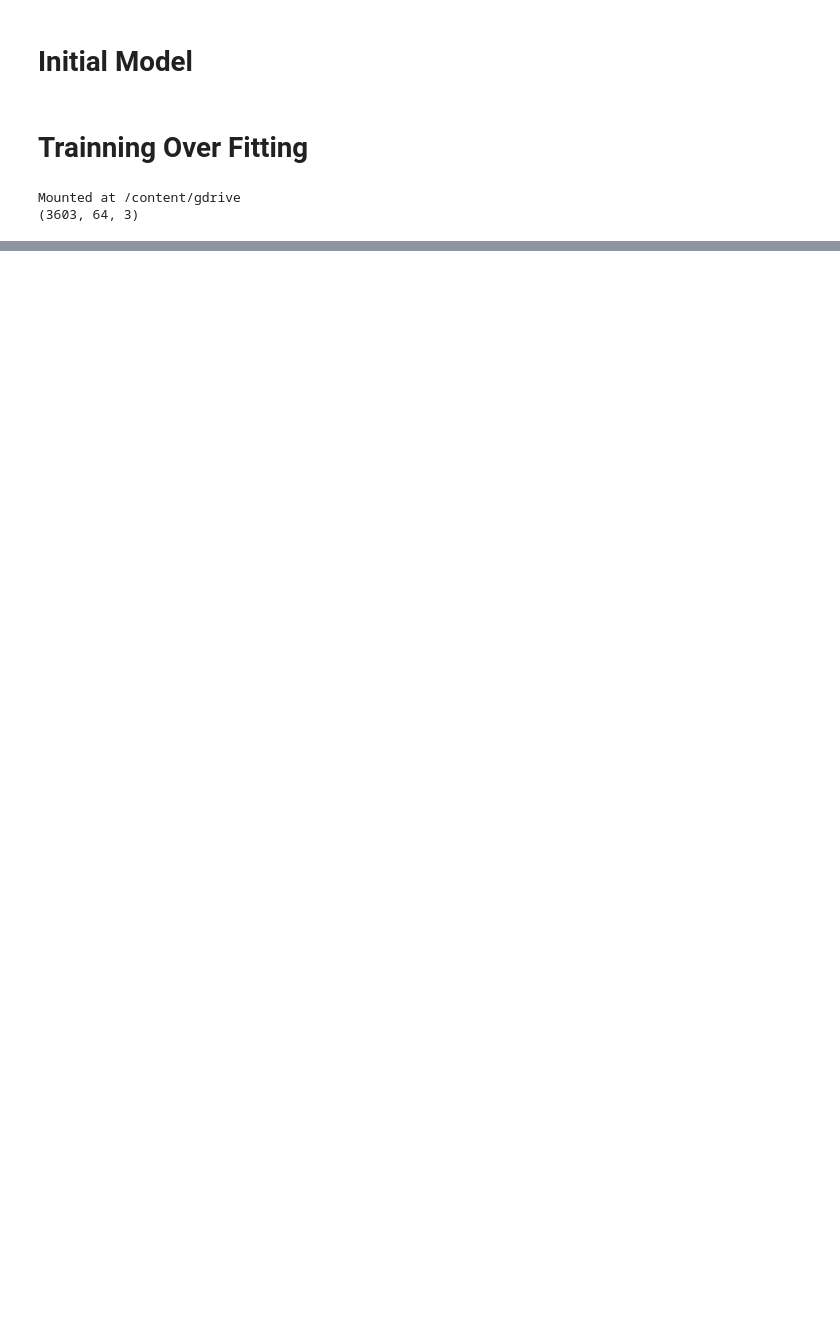
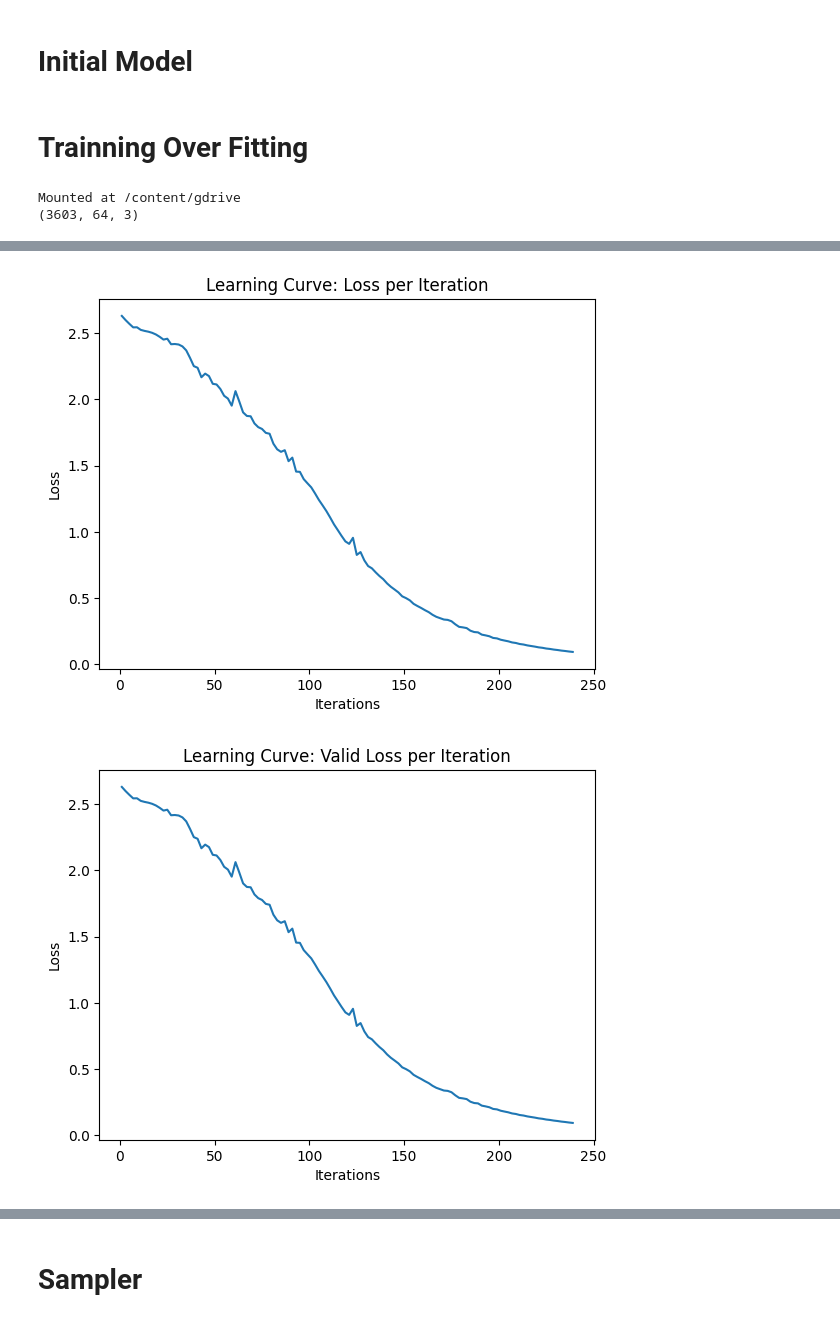
Before and after one commit to chrisbtr/CSC413_A3, a Jupyter notebook: model.ipynb, the cells around one changed output, grey strips where cells are left out. Drawn from its saved outputs; the diff is of its cells as text; code cells hidden in the pictures; blank space fills up the shorter version.

```diff
--- a/model.ipynb
+++ b/model.ipynb
@@ -23,7 +23,7 @@ class MusicGenRNN(nn.Module):
     self.output_size = self.one_hot_size + 2
 
     # identiy matrix for generating one-hot vectors
-    self.ident = torch.eye(self.one_hot_size)
+    self.ident = torch.eye(self.one_hot_size).to(device)
     self.pitch_embedding = nn.Linear(self.one_hot_size, self.pitch_embedding_size, bias=False)
 
     #self.rnn = nn.LSTM(input_size, hidden_size, num_layers, bias, batch_first=True, dropout)
@@ -35,6 +35,7 @@ class MusicGenRNN(nn.Module):
 
 
   def forward(self, input, hidden_in=None):
+    input = input.to(device)
     inp_pitch = input[:, :, 0]
     inp_step = input[:, :, 1]
     inp_duration = input[:, :, 2]
@@ -121,6 +122,7 @@ def train(model, train_data, valid_data, batch_size=32, weight_decay=0.0,
       out_duration = out[:, :, 131]
       targets = torch.concat((batch_of_sequences, EOS), dim=1) # <BOS> never output
       targets = targets.float()
+      targets = targets.to(device)
       targets_pitch = targets[:, :, 0]
       targets_step = targets[:, :, 1]
       targets_duration = targets[:, :, 2]
@@ -161,6 +163,7 @@ def train(model, train_data, valid_data, batch_size=32, weight_decay=0.0,
       out_duration = out[:, :, 131]
       targets = torch.concat((batch_of_sequences, EOS), dim=1) # <BOS> never output
       targets = targets.float()
+      targets = targets.to(device)
       targets_pitch = targets[:, :, 0]
       targets_step = targets[:, :, 1]
       targets_duration = targets[:, :, 2]
@@ -183,7 +186,7 @@ def train(model, train_data, valid_data, batch_size=32, weight_decay=0.0,
     # val_acc.append(get_accuracy(model, valid_data))
     # # report accuracies on train and validation set
     print("Epoch %d. Iter %d. [Val Acc %.0f%%, Valid Loss %f] [Train Acc %.0f%%, Train Loss %f]" %
-              (epoch, num_iters,0, float(valid_total_loss.detach().numpy()) ,0,float(total_loss.detach().numpy())))
+              (epoch, num_iters,0, float(valid_total_loss.cpu().detach().numpy()) ,0,float(total_loss.cpu().detach().numpy())))
       # print("Epoch %d. Iter %d. [Val Acc %.0f%%] [Train Acc %.0f%%, Loss %f]" % (epoch,
       #     num_iters, val_acc[-1] * 100, train_acc[-1] * 100, float(total_loss.detach().numpy())))
   return iters, losses, iter_at_epoch, train_acc, val_acc, valid_losses, valid_iters
@@ -215,5 +218,6 @@ def plot_learning_curve(iters, losses, iter_at_epoch, train_accs, val_accs, vali
 model = MusicGenRNN()
 device = torch.device("cuda:0" if torch.cuda.is_available() else "cpu")
 model.to(device)
-plot_data = train(model, train_set, validation_set, num_epochs=120, batch_size=32)
+plot_data = train(model, train_set[:2], validation_set[:2], num_epochs=120, batch_size=2)
 plot_learning_curve(*plot_data)
+# %% [output]
@@ -219,0 +241,2 @@ plot_learning_curve(*plot_data)
+[figure, added]
+[figure, added]
@@ -219,0 +244,2 @@ plot_learning_curve(*plot_data)
+# %% [markdown]
+# **Sampler**
```
Also changed, not shown: parts of 3 cells of this notebook.
